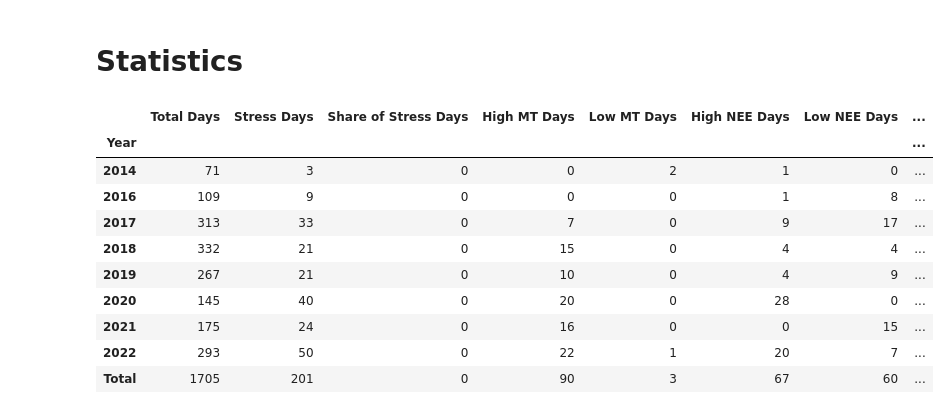
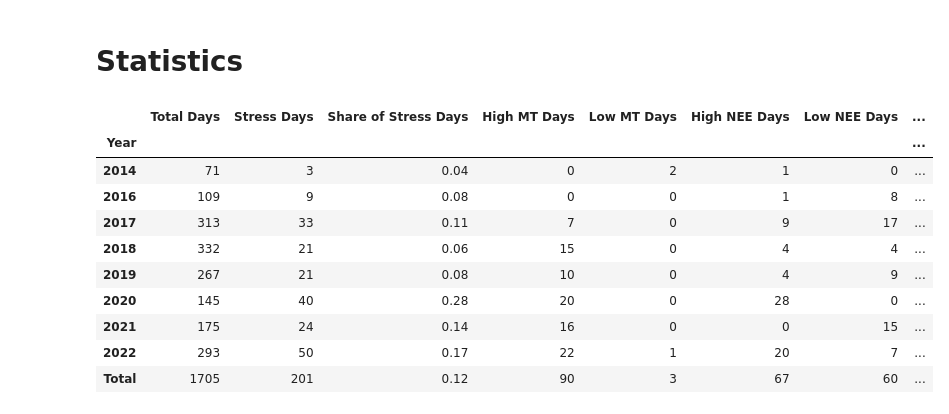
Before and after one commit to ramipiik/Data-Science-Project, a Jupyter notebook: main.ipynb, the cells around one changed output. Cells and saved outputs as stored; diff of their text form; code cells hidden in the pictures.

Commit message:
Fix decimals

```diff
--- a/main.ipynb
+++ b/main.ipynb
@@ -1331,45 +1331,46 @@ stress_days['low_nee'] = stress_days['nee_zscore'].apply(lambda x: 1 if x < -IND
 stress_days['combined_stress'] = stress_days['z_score'].apply(lambda x: 1 if x > COMBINED_STRESS_THRESHOLD else 0)
 
 # Group by year
 yearly_stats = stats.groupby(stats["Datetime"].dt.year)
 yearly_stress_days = stress_days.groupby(stress_days["Datetime"].dt.year)
 
 # Calculate desired statistics directly on the groups
 summary_stats = pd.DataFrame(
     {
         "Total Days": yearly_stats.size(),
         "Stress Days": yearly_stats["stress"].sum(),
         "Share of Stress Days": yearly_stats["stress"].mean(),
         "High MT Days": yearly_stress_days["high_mt"].sum(),
         "Low MT Days": yearly_stress_days["low_mt"].sum(),
         "High NEE Days": yearly_stress_days["high_nee"].sum(),
         "Low NEE Days": yearly_stress_days["low_nee"].sum(),
         "Combined Stress Days": yearly_stress_days["combined_stress"].sum(),
-
     }
 )
 
 # Add a summary row
 summary_stats.loc["Total"] = summary_stats.sum()
-summary_stats.loc["Total", "Share of Stress Days"] = summary_stats.loc["Total", "Stress Days"] / summary_stats.loc["Total", "Total Days"]
+
+# Convert to integers
+summary_stats = summary_stats.astype(int)
+
+# Recalculate share of stress days
+summary_stats["Share of Stress Days"] = summary_stats["Share of Stress Days"].astype(float)
+summary_stats.loc[:, "Share of Stress Days"] = round(summary_stats.loc[:, "Stress Days"] / summary_stats.loc[:, "Total Days"], 2)
 
 # Rename the index to Year
 summary_stats.index.name = "Year"
 
-# Don't show decimals
-summary_stats = summary_stats.round(0).astype(int)
-summary_stats.loc[:, "Share of Stress Days"] = summary_stats.loc[:, "Share of Stress Days"].round(2)
-
 summary_stats
 # %% [output]
 |  | Total Days | Stress Days | Share of Stress Days | High MT Days | Low MT Days | High NEE Days | Low NEE Days | ... |
 | Year |  |  |  |  |  |  |  | ... |
-| 2014 | 71 | 3 | 0 | 0 | 2 | 1 | 0 | ... |
-| 2016 | 109 | 9 | 0 | 0 | 0 | 1 | 8 | ... |
-| 2017 | 313 | 33 | 0 | 7 | 0 | 9 | 17 | ... |
-| 2018 | 332 | 21 | 0 | 15 | 0 | 4 | 4 | ... |
-| 2019 | 267 | 21 | 0 | 10 | 0 | 4 | 9 | ... |
-| 2020 | 145 | 40 | 0 | 20 | 0 | 28 | 0 | ... |
-| 2021 | 175 | 24 | 0 | 16 | 0 | 0 | 15 | ... |
-| 2022 | 293 | 50 | 0 | 22 | 1 | 20 | 7 | ... |
-| Total | 1705 | 201 | 0 | 90 | 3 | 67 | 60 | ... |
+| 2014 | 71 | 3 | 0.04 | 0 | 2 | 1 | 0 | ... |
+| 2016 | 109 | 9 | 0.08 | 0 | 0 | 1 | 8 | ... |
+| 2017 | 313 | 33 | 0.11 | 7 | 0 | 9 | 17 | ... |
+| 2018 | 332 | 21 | 0.06 | 15 | 0 | 4 | 4 | ... |
+| 2019 | 267 | 21 | 0.08 | 10 | 0 | 4 | 9 | ... |
+| 2020 | 145 | 40 | 0.28 | 20 | 0 | 28 | 0 | ... |
+| 2021 | 175 | 24 | 0.14 | 16 | 0 | 0 | 15 | ... |
+| 2022 | 293 | 50 | 0.17 | 22 | 1 | 20 | 7 | ... |
+| Total | 1705 | 201 | 0.12 | 90 | 3 | 67 | 60 | ... |
```
